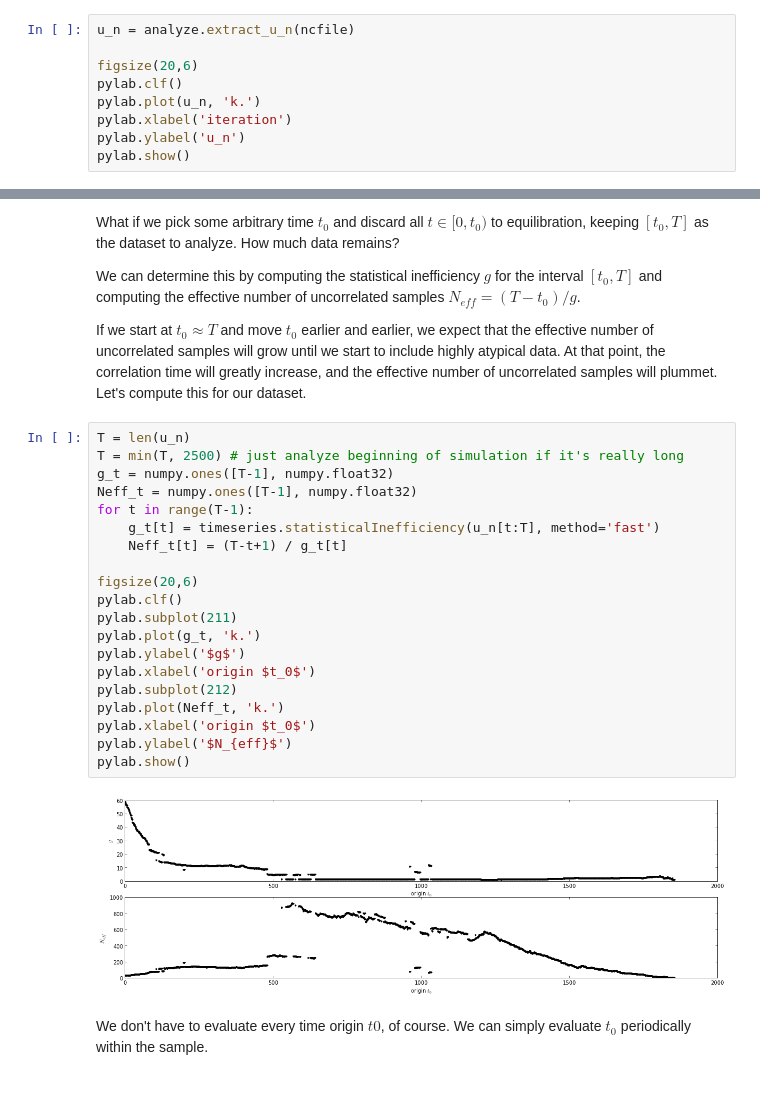
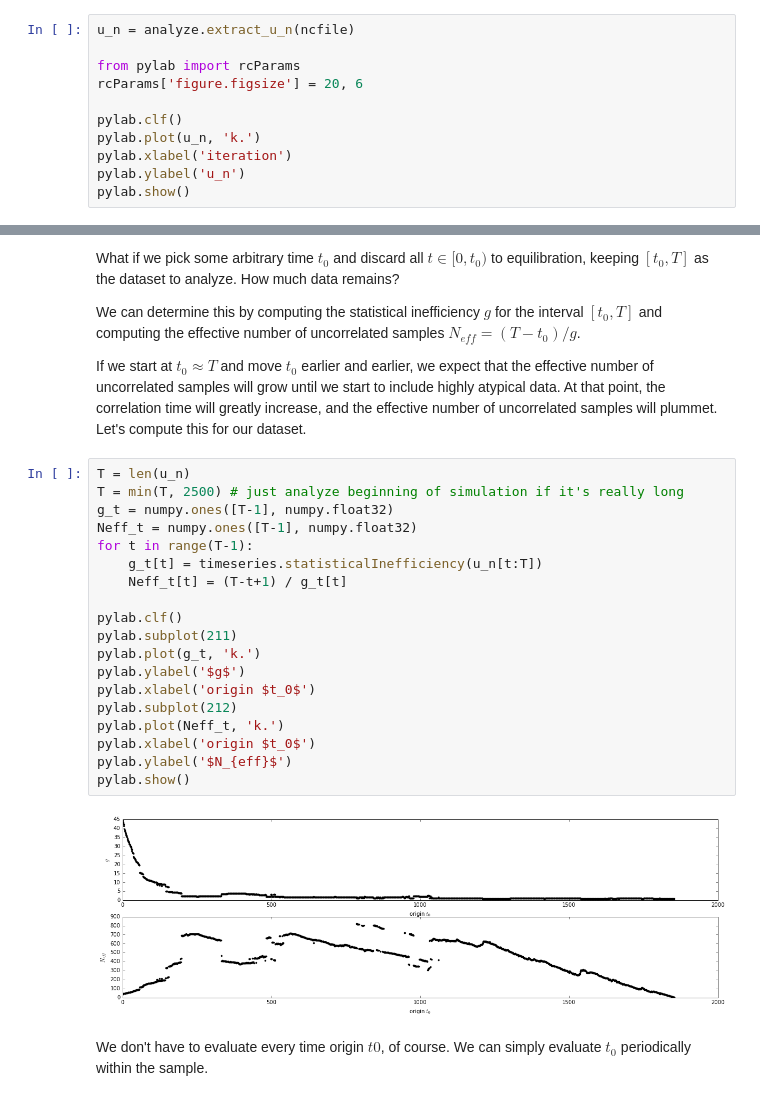
Before and after one commit to choderalab/simulation-health-reports, a Jupyter notebook: examples/yank/YANK analysis example.ipynb, the cells around one changed output, grey strips where cells are left out. Saved outputs shown, nothing was run; the diff lists cells and outputs as text.

```diff
--- a/examples/yank/YANK analysis example.ipynb
+++ b/examples/yank/YANK analysis example.ipynb
@@ -100,7 +102,9 @@ Let's look at the timeseries for this quantity:
 # %%
 u_n = analyze.extract_u_n(ncfile)
 
-figsize(20,6)
+from pylab import rcParams
+rcParams['figure.figsize'] = 20, 6
+
 pylab.clf()
 pylab.plot(u_n, 'k.')
 pylab.xlabel('iteration')
@@ -126,25 +130,24 @@ If we start at $t_0 \approx T$ and move $t_0$ earlier and earlier, we expect tha
 # %%
 T = len(u_n)
 T = min(T, 2500) # just analyze beginning of simulation if it's really long
 g_t = numpy.ones([T-1], numpy.float32)
 Neff_t = numpy.ones([T-1], numpy.float32)
 for t in range(T-1):
-    g_t[t] = timeseries.statisticalInefficiency(u_n[t:T], method='fast')
+    g_t[t] = timeseries.statisticalInefficiency(u_n[t:T])
     Neff_t[t] = (T-t+1) / g_t[t]
 
-figsize(20,6)
 pylab.clf()
 pylab.subplot(211)
 pylab.plot(g_t, 'k.')
 pylab.ylabel('$g$')
 pylab.xlabel('origin $t_0$')
 pylab.subplot(212)
 pylab.plot(Neff_t, 'k.')
 pylab.xlabel('origin $t_0$')
 pylab.ylabel('$N_{eff}$')
 pylab.show()
 # %% [output]
-[figure, old version]
+[figure, new version]
 # %% [markdown]
 We don't have to evaluate every time origin $t0$, of course.  We can simply evaluate $t_0$ periodically within the sample.
 # %%
```
Also changed, not shown: parts of 15 cells of this notebook, 2 other files.
